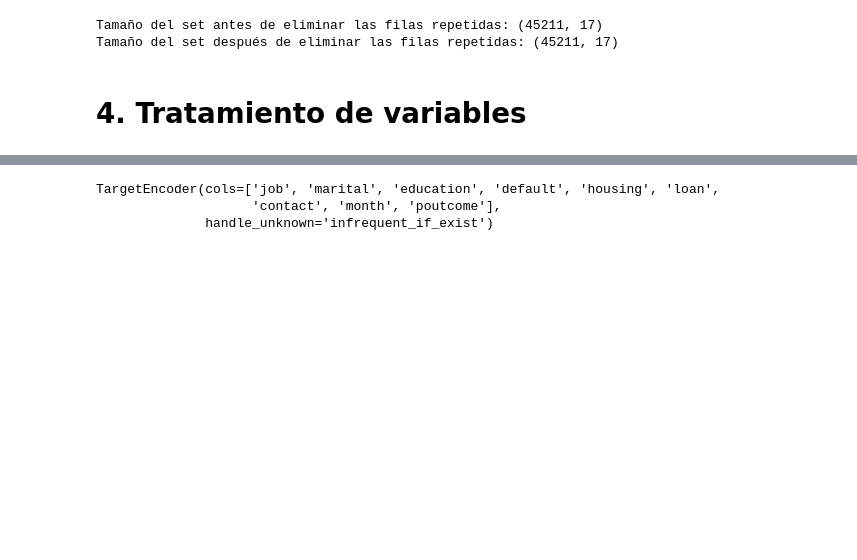
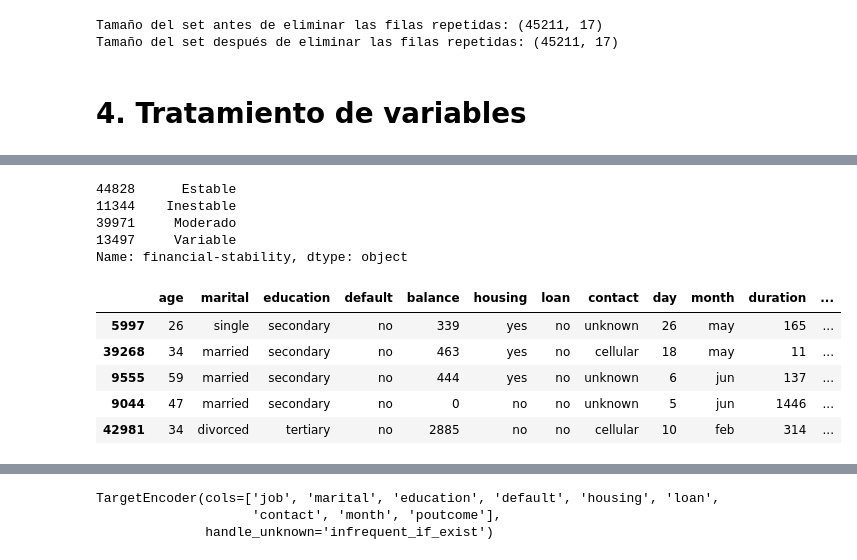
Before and after one commit to jdug1981/proyecto_final, a Jupyter notebook: Proyecto_final_final.ipynb, the cells around one changed output, grey strips where cells are left out. Saved outputs shown, nothing was run; the diff lists cells and outputs as text; code cells hidden in the pictures; blank space fills up the shorter version.

```diff
--- a/Proyecto_final_final.ipynb
+++ b/Proyecto_final_final.ipynb
@@ -491,0 +557,23 @@ Name: poutcome, dtype: object
+# %%
+train['financial-stability'].drop_duplicates()
+# %% [output]
+44828      Estable
+11344    Inestable
+39971     Moderado
+13497     Variable
+Name: financial-stability, dtype: object
+# %%
+# EN TEST: Crear la nueva columna "financial-stability" utilizando el mapeo de categorías
+test['financial-stability'] = test['job'].map(mapping)
+
+# Eliminar la columna "JOB" si ya no es necesaria
+test.drop('job', axis=1, inplace=True)
+
+test.head()
+# %% [output]
+|  | age | marital | education | default | balance | housing | loan | contact | day | month | duration | ... |
+| 5997 | 26 | single | secondary | no | 339 | yes | no | unknown | 26 | may | 165 | ... |
+| 39268 | 34 | married | secondary | no | 463 | yes | no | cellular | 18 | may | 11 | ... |
+| 9555 | 59 | married | secondary | no | 444 | yes | no | unknown | 6 | jun | 137 | ... |
+| 9044 | 47 | married | secondary | no | 0 | no | no | unknown | 5 | jun | 1446 | ... |
+| 42981 | 34 | divorced | tertiary | no | 2885 | no | no | cellular | 10 | feb | 314 | ... |
```
Also changed, not shown: parts of 34 cells of this notebook.
